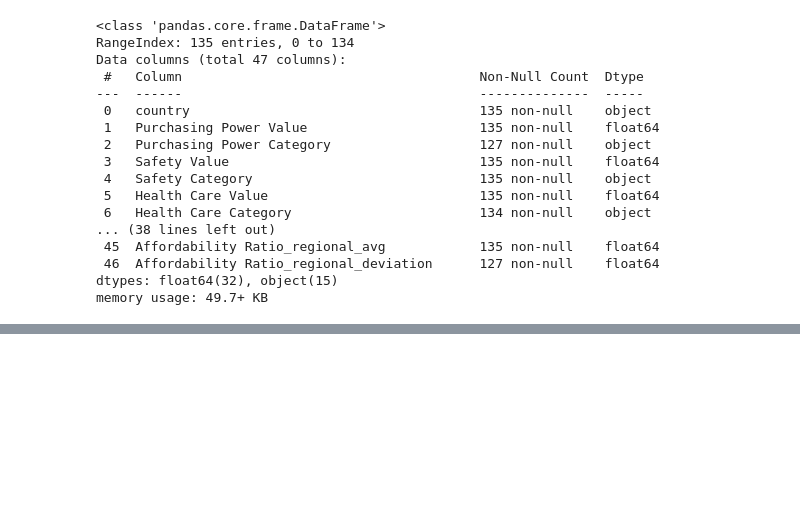
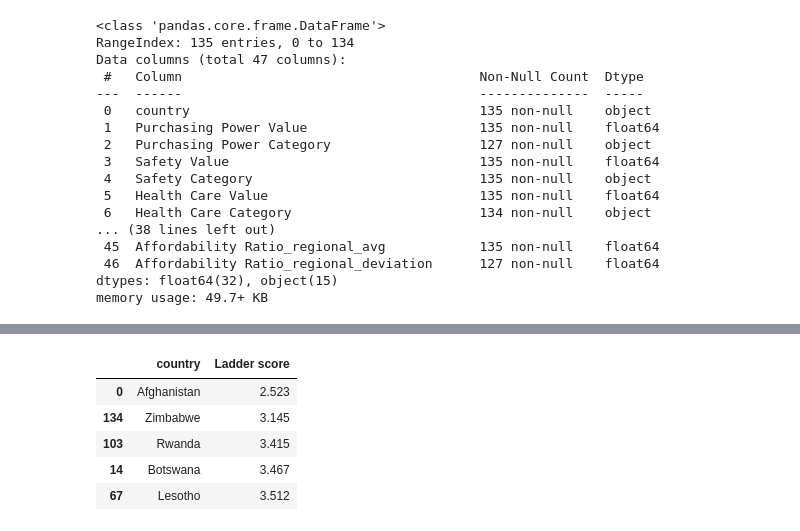
Before and after one commit to sagehan1/Hanson-Gary-Paniagua-Dolan-Project-3-, a Jupyter notebook: Transform.ipynb, the cells around one changed output, grey strips where cells are left out. Cells and saved outputs as stored; diff of their text form; code cells hidden in the pictures; blank space fills up the shorter version.

```diff
--- a/Transform.ipynb
+++ b/Transform.ipynb
@@ -756,0 +524,10 @@ contacts_df_clean.to_csv("Resources/contacts.csv", encoding='utf8', index=False)
+# %%
+bottom_5 = main_merged_df[['country', 'Ladder score']].nsmallest(5, 'Ladder score')
+bottom_5
+# %% [output]
+|  | country | Ladder score |
+| 0 | Afghanistan | 2.523 |
+| 134 | Zimbabwe | 3.145 |
+| 103 | Rwanda | 3.415 |
+| 14 | Botswana | 3.467 |
+| 67 | Lesotho | 3.512 |
```
Also changed, not shown: parts of 51 cells of this notebook, 1 other file.
